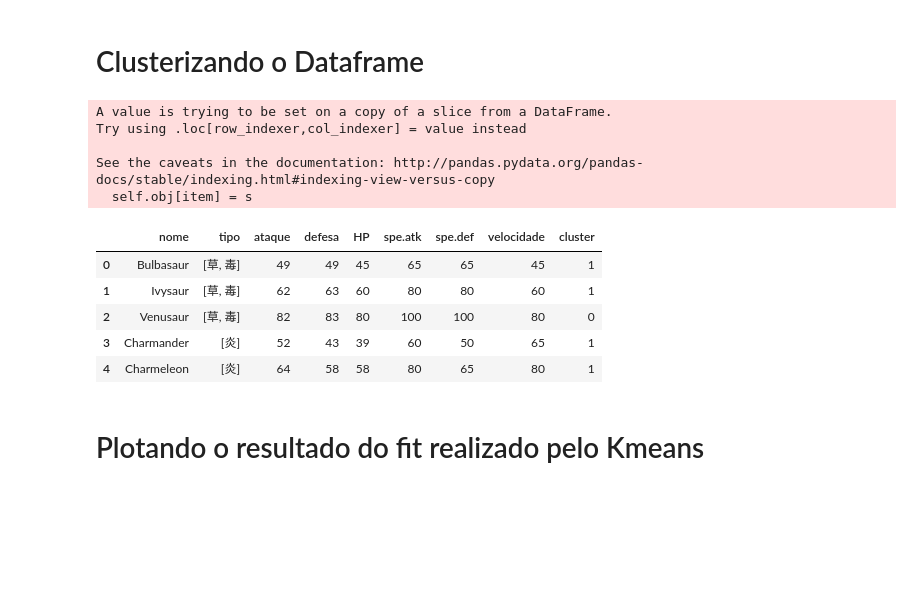
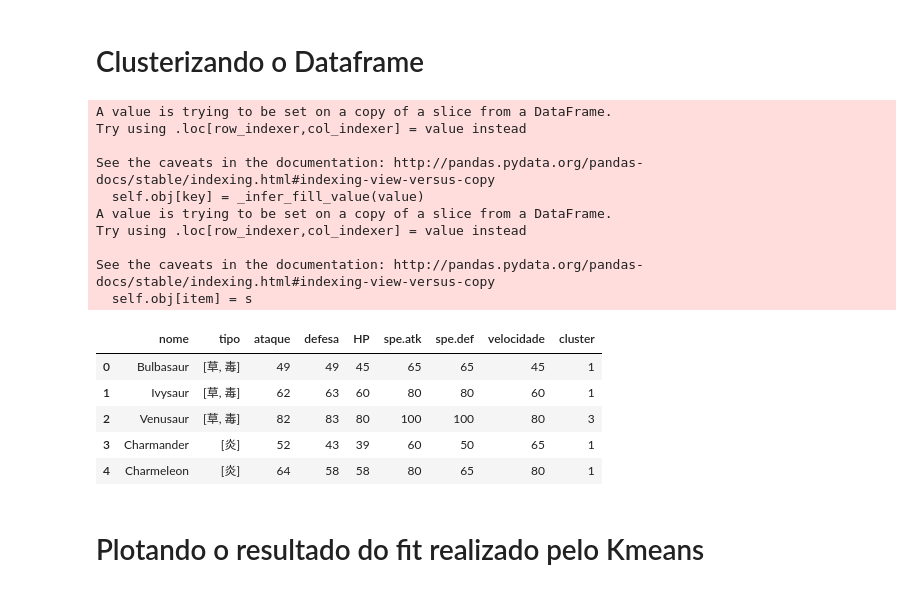
Before and after one commit to brunoartc/CD_3, a Jupyter notebook: Projeto+3+-+Clusterização+de+Pokemóns.ipynb, the cells around one changed output. Saved outputs shown, nothing was run; the diff lists cells and outputs as text; code cells hidden in the pictures; blank space fills up the shorter version.

```diff
--- a/Projeto+3+-+Clusterização+de+Pokemóns.ipynb
+++ b/Projeto+3+-+Clusterização+de+Pokemóns.ipynb
@@ -129,20 +129,25 @@ plt.show()
 # %% [markdown]
 # Clusterizando o Dataframe
 # %%
-kmeans = KMeans(n_clusters=2).fit(X)
+kmeans = KMeans(n_clusters=4).fit(X)
 y_kmeans = kmeans.predict(X)
 df.loc[:,'cluster'] = kmeans.labels_
 df.head()
 # %% [output]
+A value is trying to be set on a copy of a slice from a DataFrame.
+Try using .loc[row_indexer,col_indexer] = value instead
+
+See the caveats in the documentation: http://pandas.pydata.org/pandas-docs/stable/indexing.html#indexing-view-versus-copy
+  self.obj[key] = _infer_fill_value(value)
 A value is trying to be set on a copy of a slice from a DataFrame.
 Try using .loc[row_indexer,col_indexer] = value instead
 
 See the caveats in the documentation: http://pandas.pydata.org/pandas-docs/stable/indexing.html#indexing-view-versus-copy
   self.obj[item] = s
 |  | nome | tipo | ataque | defesa | HP | spe.atk | spe.def | velocidade | cluster |
 | 0 | Bulbasaur | [草, 毒] | 49 | 49 | 45 | 65 | 65 | 45 | 1 |
 | 1 | Ivysaur | [草, 毒] | 62 | 63 | 60 | 80 | 80 | 60 | 1 |
-| 2 | Venusaur | [草, 毒] | 82 | 83 | 80 | 100 | 100 | 80 | 0 |
+| 2 | Venusaur | [草, 毒] | 82 | 83 | 80 | 100 | 100 | 80 | 3 |
 | 3 | Charmander | [炎] | 52 | 43 | 39 | 60 | 50 | 65 | 1 |
 | 4 | Charmeleon | [炎] | 64 | 58 | 58 | 80 | 65 | 80 | 1 |
 # %% [markdown]
```
Also changed, not shown: parts of 7 cells of this notebook.
